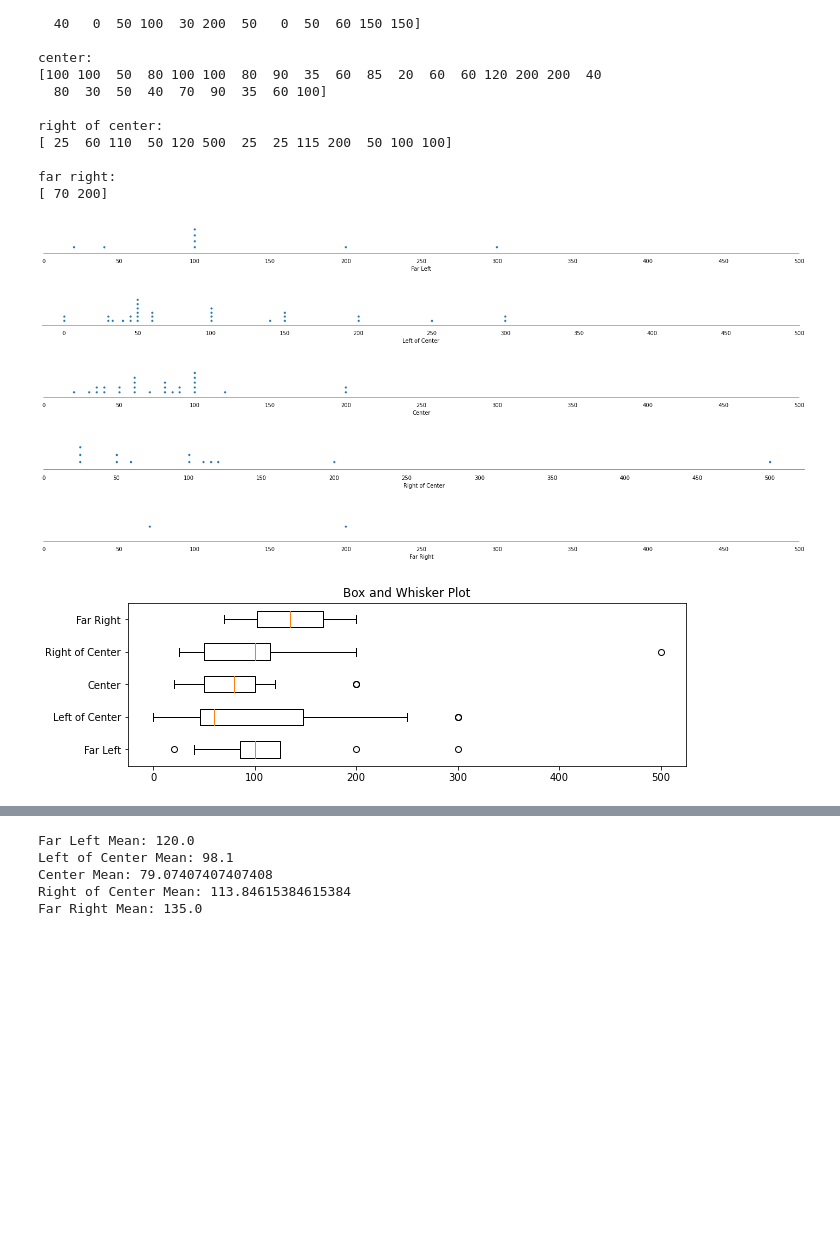
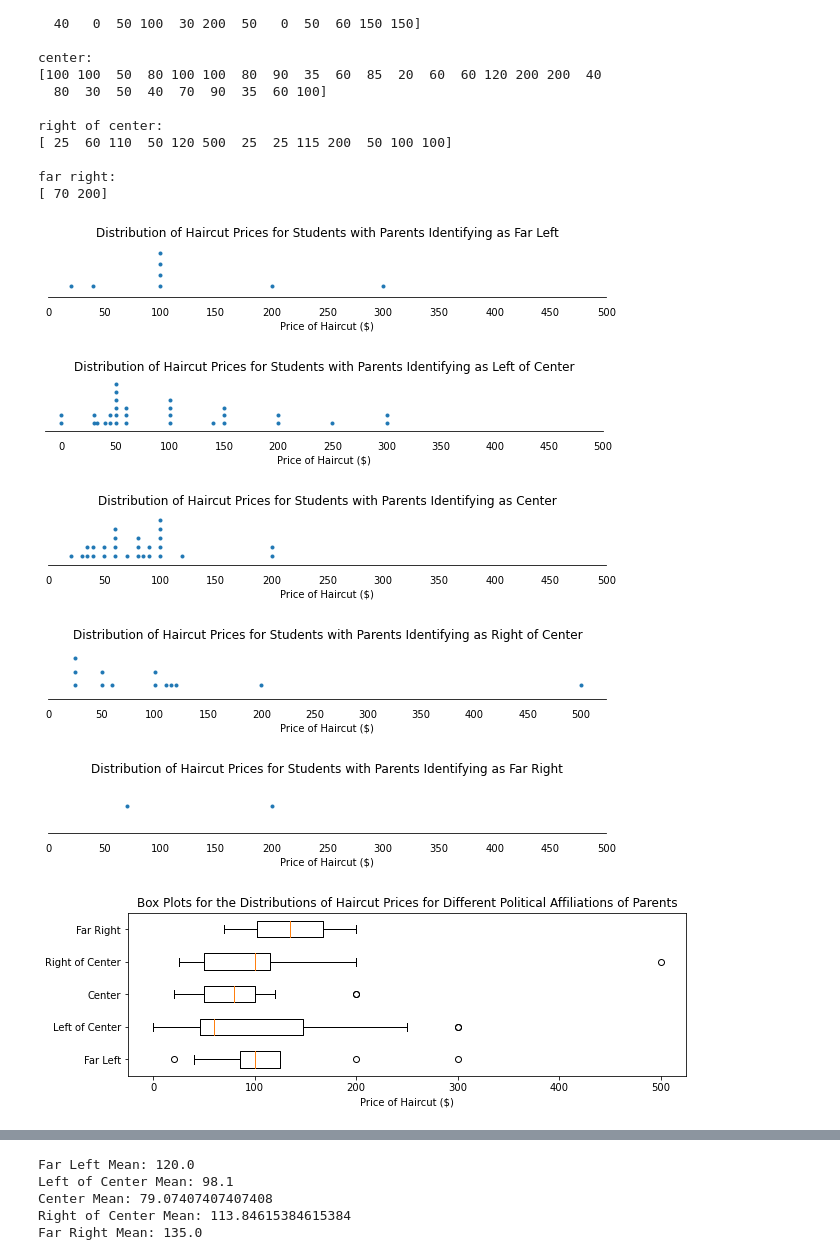
Before and after one commit to Veeeeeee7/AP-Stats, a Jupyter notebook: Quarter 1 Stats.ipynb, the cells around one changed output, grey strips where cells are left out. Cells and saved outputs as stored; diff of their text form; code cells hidden in the pictures; blank space fills up the shorter version.

```diff
--- a/Quarter 1 Stats.ipynb
+++ b/Quarter 1 Stats.ipynb
@@ -99,7 +100,7 @@ far right:
 # %%
 def dot_diagram(dataset, title):
     values, counts = np.unique(dataset, return_counts=True)
-    width = 25
+    width = 10
     height = 1
     marker_size = 3
     fig, ax = plt.subplots(figsize=(width, height))
@@ -111,34 +112,36 @@ def dot_diagram(dataset, title):
     ax.yaxis.set_visible(False)
     ax.set_ylim(-1, max(counts))
     ax.set_xticks([0, 50, 100, 150, 200, 250, 300, 350, 400, 450, 500])
+    ax.set_xlabel("Price of Haircut ($)")
     ax.tick_params(axis='x', length=0, pad=10)
-    ax.set_xlabel(title)
+    ax.set_title(title)
 
 def box_plot(dataset, title, labels):
     fig = plt.figure(figsize =(10, 3))
     ax = fig.add_subplot(111)
     ax.boxplot(dataset, vert=0)
     ax.set_yticklabels(labels)
+    ax.set_xlabel("Price of Haircut ($)")
     plt.title(title)
     plt.show()
 # %%
-dot_diagram(far_left, "Far Left")
+dot_diagram(far_left, "Distribution of Haircut Prices for Students with Parents Identifying as Far Left")
 # box_plot(far_left, "Title", ["Far Left"])
-dot_diagram(left_of_center, "Left of Center")
+dot_diagram(left_of_center, "Distribution of Haircut Prices for Students with Parents Identifying as Left of Center")
 # box_plot(left_of_center,"Title", ["Far Left"])
-dot_diagram(center, "Center")
+dot_diagram(center, "Distribution of Haircut Prices for Students with Parents Identifying as Center")
 # box_plot(center,"Title", ["Far Left"])
-dot_diagram(right_of_center, "Right of Center")
+dot_diagram(right_of_center, "Distribution of Haircut Prices for Students with Parents Identifying as Right of Center")
 # box_plot(right_of_center,"Title", ["Far Left"])
-dot_diagram(far_right, "Far Right")
+dot_diagram(far_right, "Distribution of Haircut Prices for Students with Parents Identifying as Far Right")
 # box_plot(far_right,"Title", ["Far Left"])
 # %% [output]
-[figure, old version]
+[figure, new version]
-[figure, old version]
+[figure, new version]
-[figure, old version]
+[figure, new version]
-[figure, old version]
+[figure, new version]
-[figure, old version]
+[figure, new version]
 # %%
-box_plot([far_left, left_of_center, center, right_of_center, far_right], "Box and Whisker Plot", ["Far Left", "Left of Center", "Center", "Right of Center", "Far Right"])
+box_plot([far_left, left_of_center, center, right_of_center, far_right], "Box Plots for the Distributions of Haircut Prices for Different Political Affiliations of Parents", ["Far Left", "Left of Center", "Center", "Right of Center", "Far Right"])
 # %% [output]
-[figure, old version]
+[figure, new version]
```
Also changed, not shown: parts of 4 cells of this notebook.
